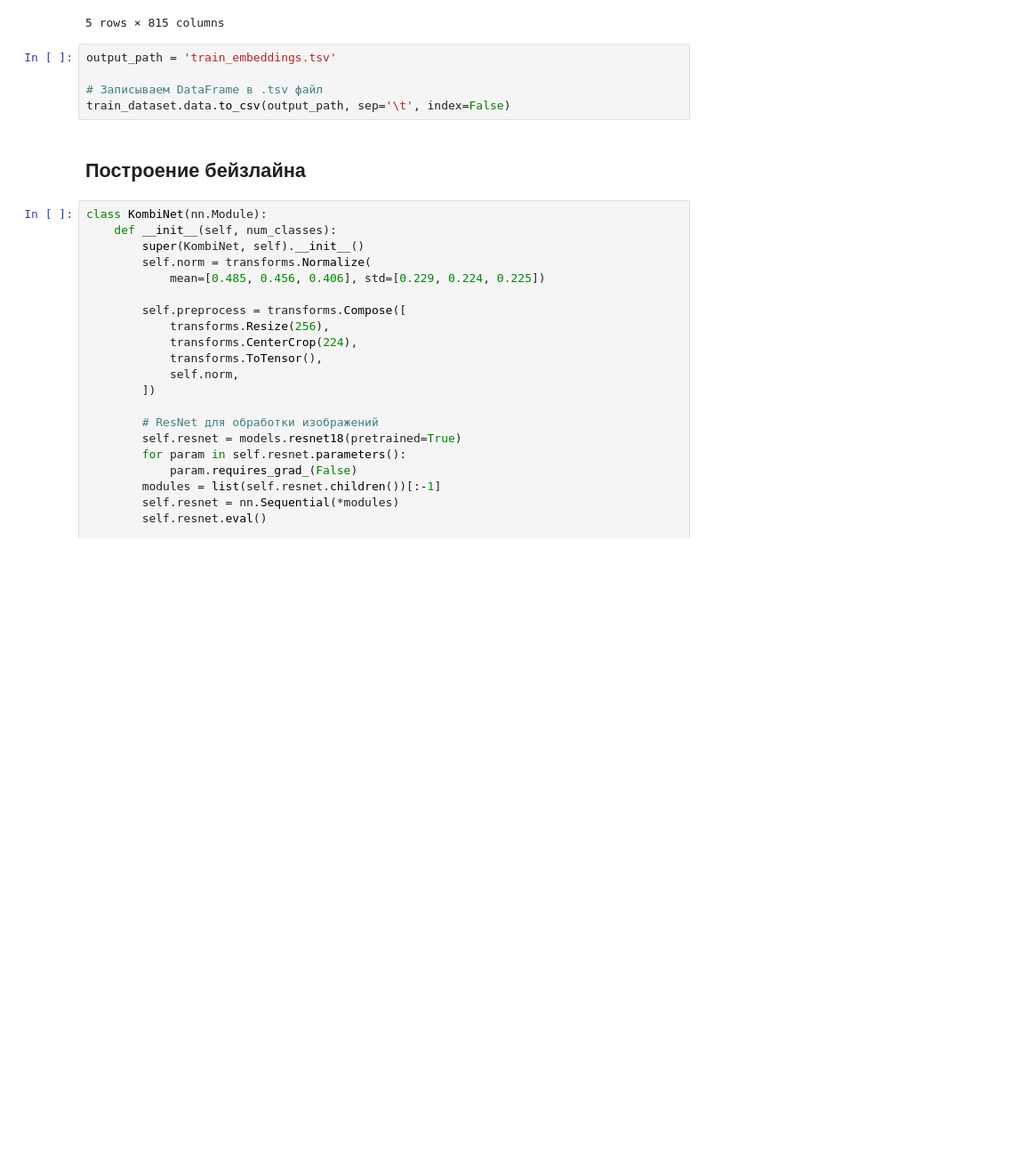
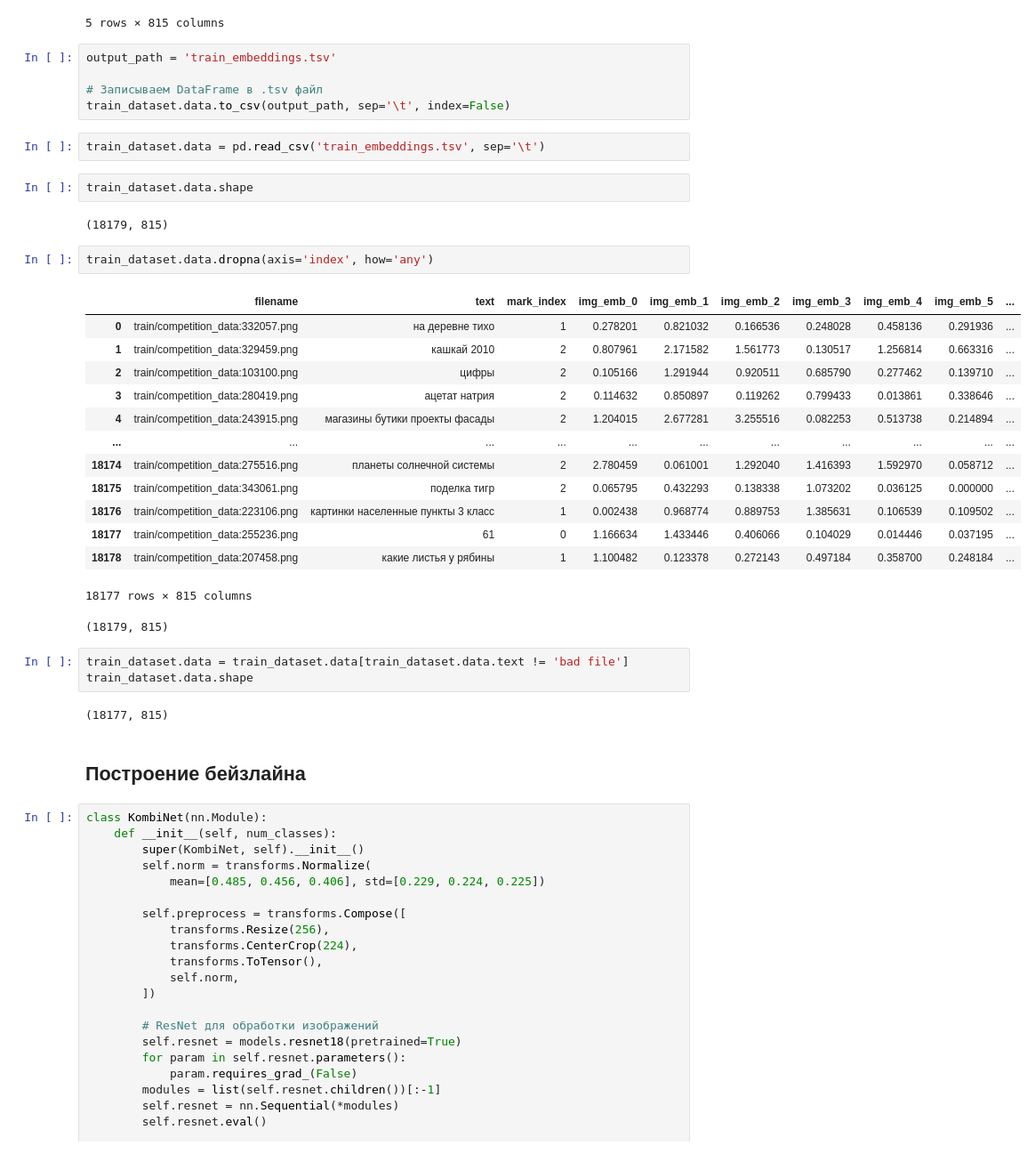
Before and after one commit to berberberk/image-search-quality-classifier, a Jupyter notebook: Image_Search_Quality_Classifier.ipynb, the cells around one changed output. Shown at 89% size. Saved outputs shown, nothing was run; the diff lists cells and outputs as text; blank space fills up the shorter version.

```diff
--- a/Image_Search_Quality_Classifier.ipynb
+++ b/Image_Search_Quality_Classifier.ipynb
@@ -673,6 +532,34 @@ output_path = 'train_embeddings.tsv'
 
 # Записываем DataFrame в .tsv файл
 train_dataset.data.to_csv(output_path, sep='\t', index=False)
+# %%
+train_dataset.data = pd.read_csv('train_embeddings.tsv', sep='\t')
+# %%
+train_dataset.data.shape
+# %% [output]
+(18179, 815)
+# %%
+train_dataset.data.dropna(axis='index', how='any')
+# %% [output]
+|  | filename | text | mark_index | img_emb_0 | img_emb_1 | img_emb_2 | img_emb_3 | img_emb_4 | img_emb_5 | ... |
+| 0 | train/competition_data:332057.png | на деревне тихо | 1 | 0.278201 | 0.821032 | 0.166536 | 0.248028 | 0.458136 | 0.291936 | ... |
+| 1 | train/competition_data:329459.png | кашкай 2010 | 2 | 0.807961 | 2.171582 | 1.561773 | 0.130517 | 1.256814 | 0.663316 | ... |
+| 2 | train/competition_data:103100.png | цифры | 2 | 0.105166 | 1.291944 | 0.920511 | 0.685790 | 0.277462 | 0.139710 | ... |
+| 3 | train/competition_data:280419.png | ацетат натрия | 2 | 0.114632 | 0.850897 | 0.119262 | 0.799433 | 0.013861 | 0.338646 | ... |
+| 4 | train/competition_data:243915.png | магазины бутики проекты фасады | 2 | 1.204015 | 2.677281 | 3.255516 | 0.082253 | 0.513738 | 0.214894 | ... |
+| ... | ... | ... | ... | ... | ... | ... | ... | ... | ... | ... |
+| 18174 | train/competition_data:275516.png | планеты солнечной системы | 2 | 2.780459 | 0.061001 | 1.292040 | 1.416393 | 1.592970 | 0.058712 | ... |
+| 18175 | train/competition_data:343061.png | поделка тигр | 2 | 0.065795 | 0.432293 | 0.138338 | 1.073202 | 0.036125 | 0.000000 | ... |
+| 18176 | train/competition_data:223106.png | картинки населенные пункты 3 класс | 1 | 0.002438 | 0.968774 | 0.889753 | 1.385631 | 0.106539 | 0.109502 | ... |
+| 18177 | train/competition_data:255236.png | 61 | 0 | 1.166634 | 1.433446 | 0.406066 | 0.104029 | 0.014446 | 0.037195 | ... |
+| 18178 | train/competition_data:207458.png | какие листья у рябины | 1 | 1.100482 | 0.123378 | 0.272143 | 0.497184 | 0.358700 | 0.248184 | ... |
+18177 rows × 815 columns
+(18179, 815)
+# %%
+train_dataset.data = train_dataset.data[train_dataset.data.text != 'bad file']
+train_dataset.data.shape
+# %% [output]
+(18177, 815)
 # %% [markdown]
 ## Построение бейзлайна
 # %%
```
Also changed, not shown: parts of 5 cells of this notebook.
